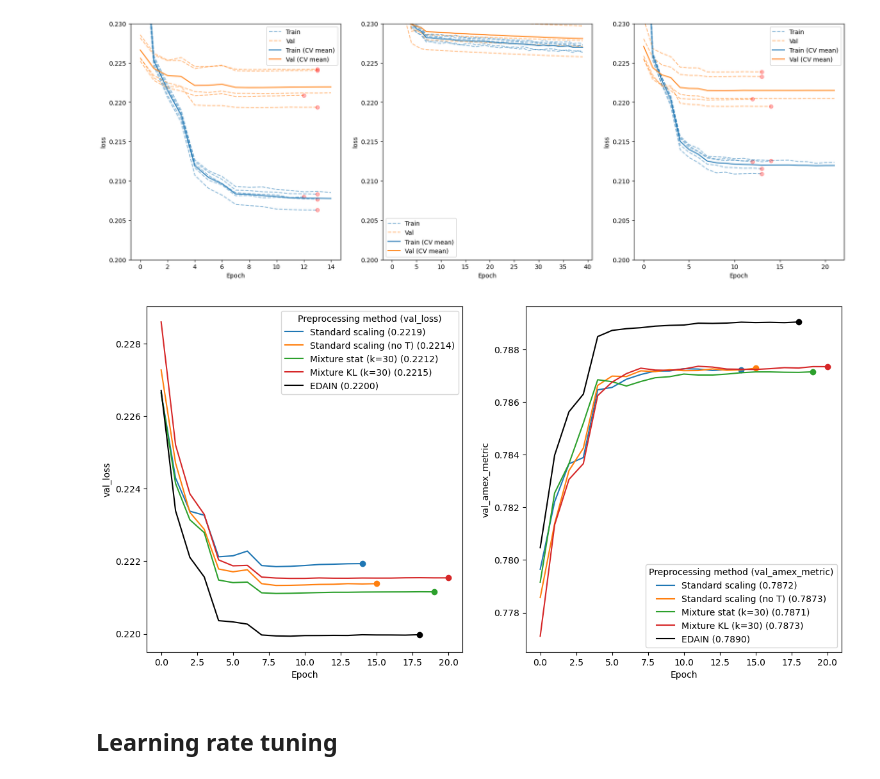
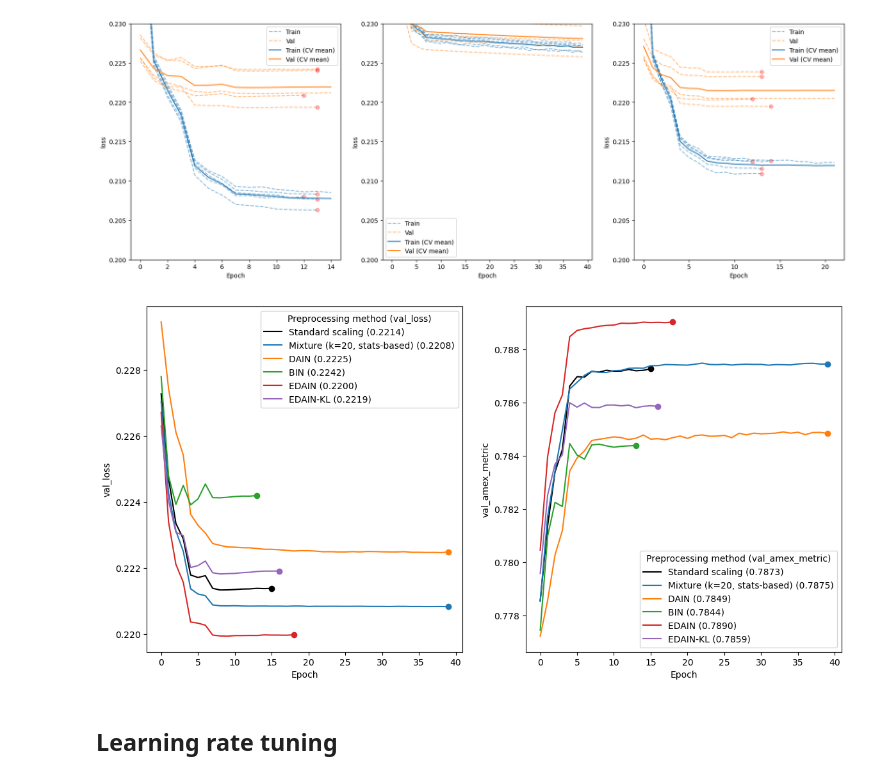
Before and after one commit to marcusGH/edain_paper, a Jupyter notebook: notebooks/experiment-results.ipynb, the cells around one changed output. Drawn from its saved outputs; the diff is of its cells as text; code cells hidden in the pictures.

Commit message:
Tune DAIN and BiN for amex, Run EDAIN-KL on LOB, Update notebook

```diff
--- a/notebooks/experiment-results.ipynb
+++ b/notebooks/experiment-results.ipynb
@@ -39,7 +39,7 @@ axs[2].set_ylim([0.20, 0.23])
 # %%
 def compare_hists(histories, labels, key, ax, cols=None):
     if cols is None:
-        cols = ['pink', 'tab:blue', 'tab:orange', 'tab:green', 'tab:red', 'tab:purple', 'black', 'grey']
+        cols = ['black', 'tab:blue', 'tab:orange', 'tab:green', 'tab:red', 'tab:purple', 'black', 'grey']
     assert len(histories) <= len(cols) and "Not enough colours specified"
 
     for hist, c, l in zip(histories, cols, labels):
@@ -49,20 +49,39 @@ def compare_hists(histories, labels, key, ax, cols=None):
     ax.legend(title=f"Preprocessing method ({key})")
     ax.set_xlabel("Epoch")
     ax.set_ylabel(key)
+
+def get_best_hist_cfg(exp_name):
+    files = [f for f in os.listdir(cfg['experiment_directory']) if re.match(re.escape(exp_name) + r'-\d+.*', f)]
+    best_vloss = float("inf")
+    ret_hist = None
+    for f in files:
+        # remove the .npy ending
+        hist = plotting.load_hist(f[:-4])
+        if hist['val_loss'][0][-1] < best_vloss:
+            best_vloss = hist['val_loss'][0][-1]
+            ret_hist = hist
+    return ret_hist
 # %%
+hist_ss = plotting.load_hist("standard-scaling-no-time-1")
+hist_mixed = plotting.load_hist("mixture-clustering-tuning-5")
+hist_edain = plotting.load_hist("edain-preprocessing-1")
+hist_dain = plotting.load_hist("amex-dain-preprocessing-1")
+hist_bin = plotting.load_hist("amex-bin-preprocessing-1")
+hist_edain_kl = plotting.load_hist("amex-edain-kl-preprocessing-1")
+
 fig, axs = plt.subplots(ncols=2, figsize=(14, 7))
 compare_hists(
-    [hist_baseline,      hist_baseline2,                   hist_mixed_s2, hist_mixed_kl2, hist_edain],
-    ["Standard scaling", "Standard scaling (no T)", "Mixture stat (k=30)", "Mixture KL (k=30)", "EDAIN"],
+    [hist_ss, hist_mixed, hist_dain, hist_bin, hist_edain, hist_edain_kl],
+    ["Standard scaling", "Mixture (k=20, stats-based)", "DAIN", "BIN", "EDAIN", "EDAIN-KL"],
     "val_loss",
     axs[0])
 compare_hists(
-    [hist_baseline,      hist_baseline2,                   hist_mixed_s2, hist_mixed_kl2, hist_edain],
-    ["Standard scaling", "Standard scaling (no T)", "Mixture stat (k=30)", "Mixture KL (k=30)", "EDAIN"],
+    [hist_ss, hist_mixed, hist_dain, hist_bin, hist_edain, hist_edain_kl],
+    ["Standard scaling", "Mixture (k=20, stats-based)", "DAIN", "BIN", "EDAIN", "EDAIN-KL"],
     "val_amex_metric",
     axs[1])
 # %% [output]
-[figure, old version]
+[figure, new version]
 # %% [markdown]
 ## Learning rate tuning
 # %%
```
Also changed, not shown: parts of 5 cells of this notebook, 1 other file.
